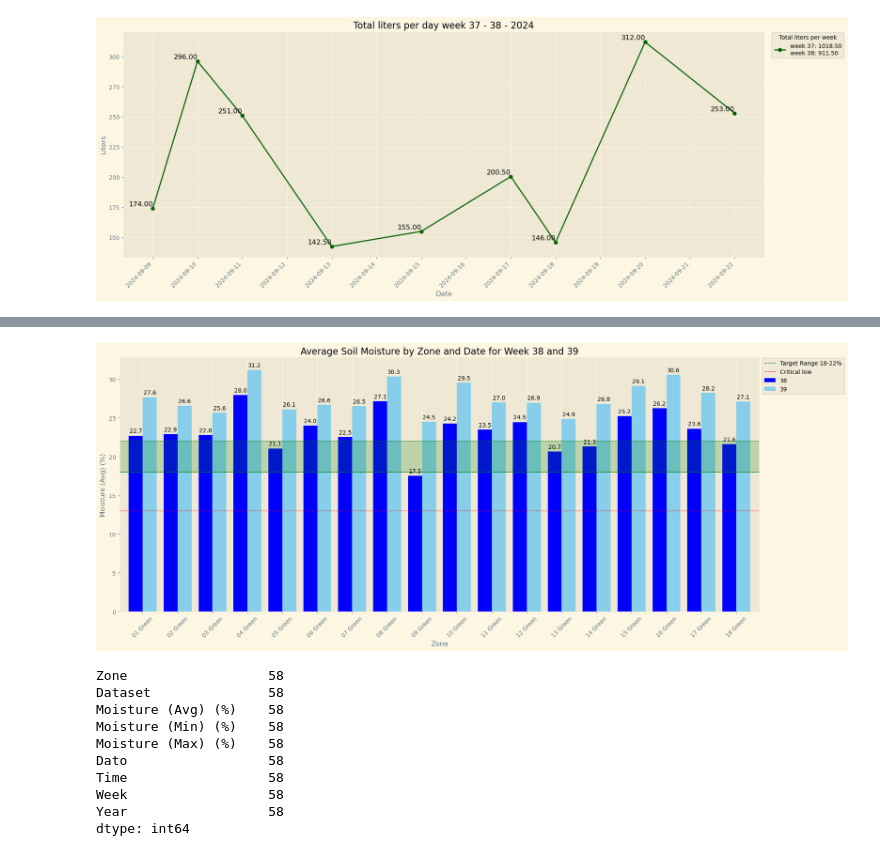
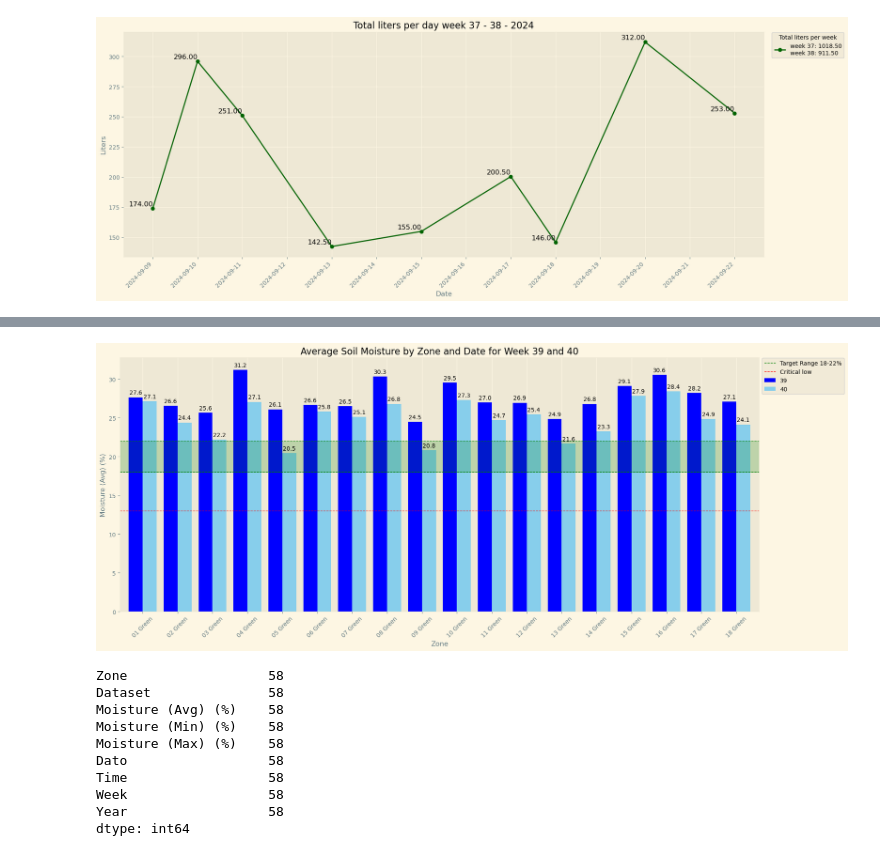
Before and after one commit to ABM-Analytics/Uge-rapport, a Jupyter notebook: ugerapport.ipynb, the cells around one changed output, grey strips where cells are left out. Saved outputs shown, nothing was run; the diff lists cells and outputs as text; code cells hidden in the pictures.

```diff
--- a/ugerapport.ipynb
+++ b/ugerapport.ipynb
@@ -18,13 +18,13 @@ pd.options.mode.chained_assignment = None
 # %%
 ###Import af data
 
-dfklip = pd.read_csv('uge39klippelog.csv')
+dfklip = pd.read_csv('uge43klippelog.csv')
 
-dfpogo = pd.read_csv('uge39moist.csv')
+dfpogo = pd.read_csv('uge40moist.csv')
 
-dfstimp = pd.read_csv('uge39stimp.csv')
+dfstimp = pd.read_csv('uge43stimp.csv')
 
-dfevents = pd.read_csv('uge39events.csv')
+dfevents = pd.read_csv('uge43events.csv')
 
 print("Clipdata:")
 print (dfklip.describe())
@@ -635,7 +635,7 @@ plt.show()
 # %%
 
 # Filter data for weeks 29 and 30 in 2024
-weeks = [38, 39]
+weeks = [39, 40]
 df_filtered = dfpogo[(dfpogo['Week'].isin(weeks)) & (dfpogo['Year'] == 2024)]
 
 # Extract just the date part from 'Sample Date'
@@ -646,40 +646,40 @@ grouped_df = df_filtered.groupby(['Zone','Week'])['Moisture (Avg) (%)'].mean().u
 
 # Plotting
 ax = grouped_df.plot(kind='bar', figsize=(20, 8), width=0.8, color=['Blue', 'skyblue'])
-plt.title('Average Soil Moisture by Zone and Date for Week 38 and 39')
+plt.title('Average Soil Moisture by Zone and Date for Week 39 and 40')
 plt.xlabel('Zone')
 plt.ylabel('Moisture (Avg) (%)')
 plt.xticks(rotation=45)
 plt.grid(axis='y')
 
 # Adding annotations
 for p in ax.patches:
     ax.annotate(f'{p.get_height():.1f}',
                 (p.get_x() + p.get_width() / 2., p.get_height()),
                 ha='center', va='center',
                 xytext=(0, 8),
                 textcoords='offset points')
 
 
 
 # Adding green dotted lines at 18% and 22%
 plt.axhline(y=18, color='green', linestyle='--', linewidth=1, label='Target Range 18-22%')
 plt.axhline(y=22, color='green', linestyle='--', linewidth=1 )
 
 # Adding a red dotted line at 11%
 plt.axhline(y=13, color='red', linestyle='--', linewidth=1, label='Critical low')
 
 # Shading the area between 18% and 22% with light green
 plt.fill_between(ax.get_xlim(), 18, 22, color='green', alpha=0.2)
 
 # Adding legend with the red and green dotted lines
 handles, labels = ax.get_legend_handles_labels()
 ax.legend(handles=handles, loc='upper left', bbox_to_anchor=(1, 1.01))
 
 # Display the plot
 plt.show()
 # %% [output]
-[figure, old version]
+[figure, new version]
 # %%
 dfpogo[dfpogo['Week']== 31].count()
 # %% [output]
```
Also changed, not shown: parts of 8 cells of this notebook.
